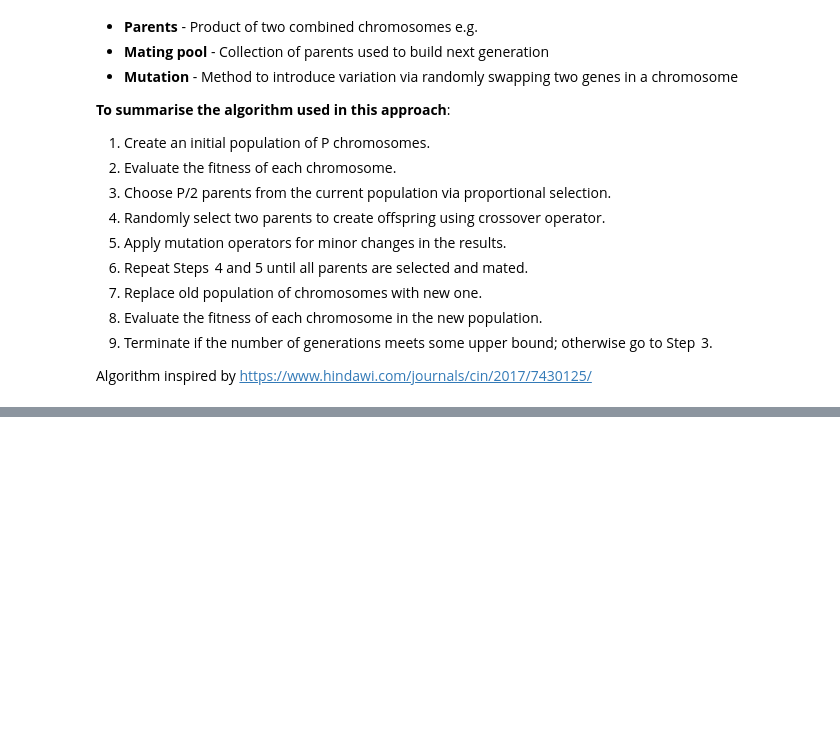
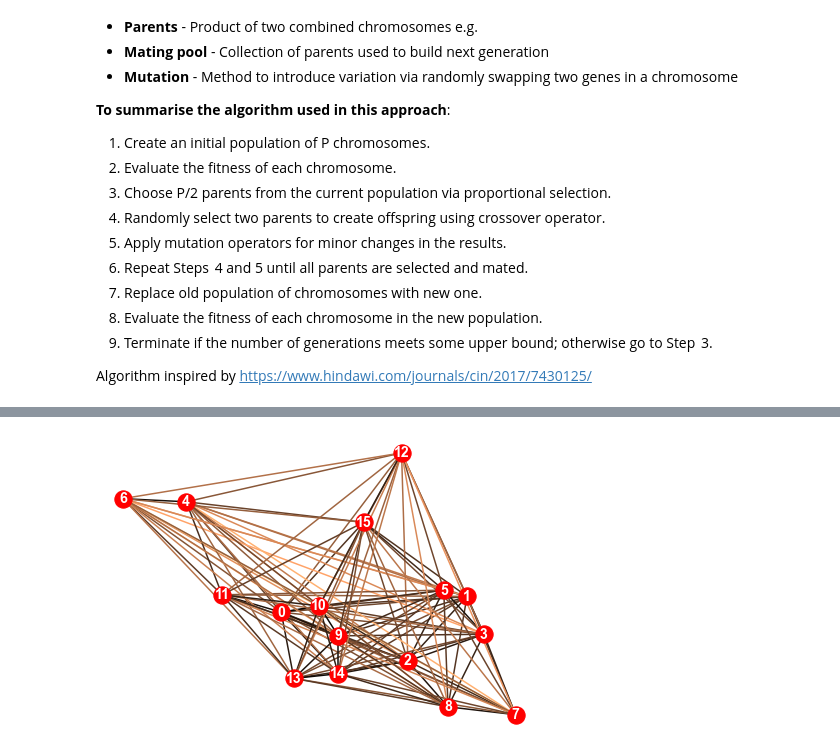
Before and after one commit to danielj0nes/metaheuristics, a Jupyter notebook: tsp_GA_dj.ipynb, the cells around one changed output, grey strips where cells are left out. Drawn from its saved outputs; the diff is of its cells as text; code cells hidden in the pictures; blank space fills up the shorter version.

```diff
--- a/tsp_GA_dj.ipynb
+++ b/tsp_GA_dj.ipynb
@@ -264,2 +256,7 @@ draw(G)
+# %%
+G = Graph(16, "Euclidean")
+draw(G)
+# %% [output]
+[figure, added]
 # %%
 ga = GA(G, P=100)
```
Also changed, not shown: parts of 4 cells of this notebook.
